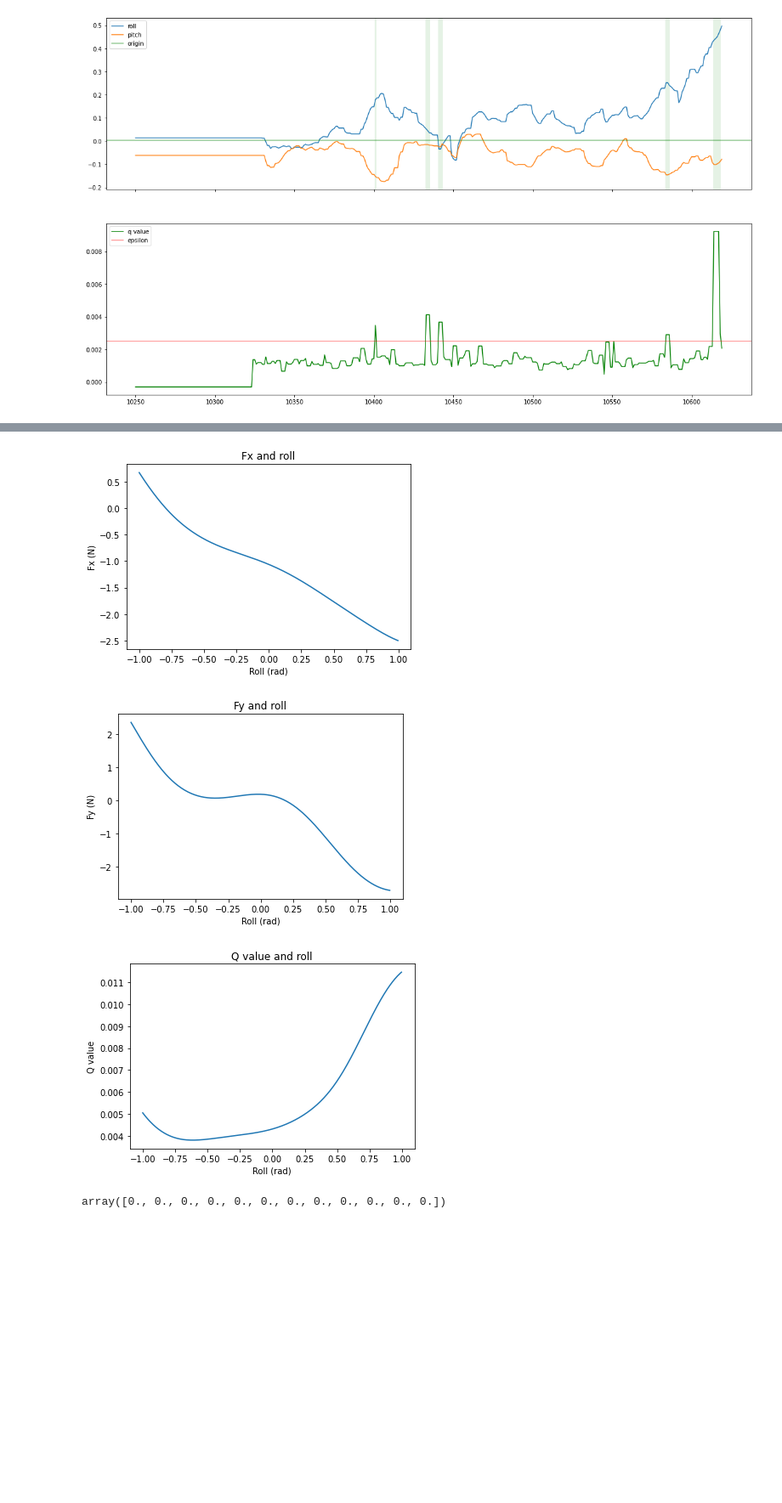
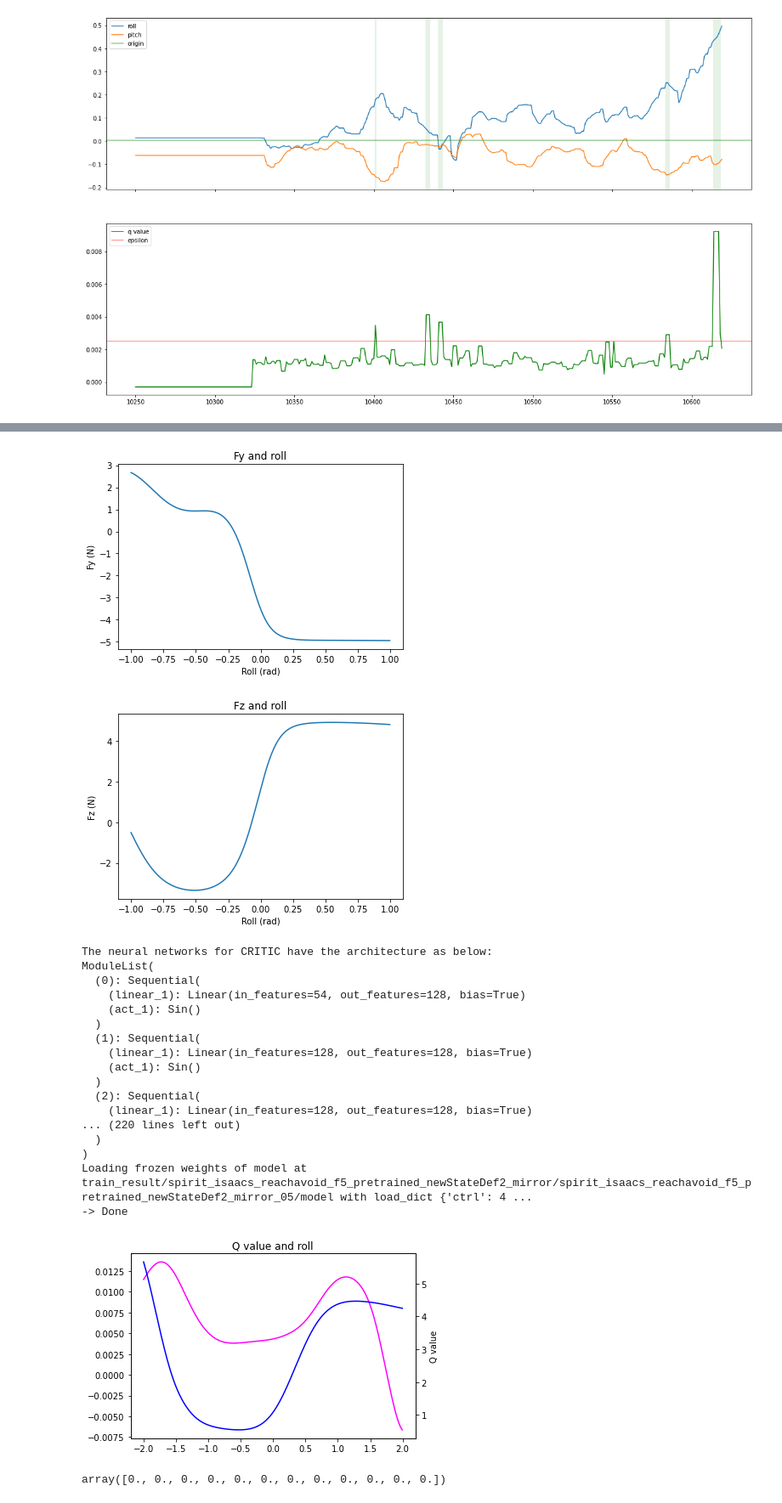
Before and after one commit to SafeRoboticsLab/GhostSDK, a Jupyter notebook: SDK/mblink/data_analysis.ipynb, the cells around one changed output, grey strips where cells are left out. Shown at 85% size. Saved outputs shown, nothing was run; the diff lists cells and outputs as text; code cells hidden in the pictures; blank space fills up the shorter version.

```diff
--- a/SDK/mblink/data_analysis.ipynb
+++ b/SDK/mblink/data_analysis.ipynb
@@ -543,0 +531,3 @@ Loading frozen weights of model at train_result/spirit_isaacs_avoidonly_f5_newSt
+# %%
+version = 4 # 1, 4
+safetyEnforcer = SafetyEnforcer(0.0, version=version)
@@ -562,46 +572,71 @@ plt.show()
 # %%
 plt.figure(0)
-plt.title("Fx and roll")
-f_x_array = []
+plt.title("Fy and roll")
+f_y_array = []
 for i in np.arange(-1.0, 1.0, 0.005):
-    state = get_state(roll=i)
+    state = get_state(roll=i, version=version)
     s_dstb = np.concatenate((state, action), axis=0)
     dstb = safetyEnforcer.policy.dstb(s_dstb)
-    f_x_array.append(dstb[0] * 5.0)
-plt.plot(np.arange(-1.0, 1.0, 0.005), f_x_array)
+    f_y_array.append(dstb[1] * 5.0)
+plt.plot(np.arange(-1.0, 1.0, 0.005), f_y_array)
 plt.xlabel("Roll (rad)")
-plt.ylabel("Fx (N)")
+plt.ylabel("Fy (N)")
 plt.show()
 # %% [output]
-[figure, old version]
+[figure, new version]
 # %%
 plt.figure(0)
-plt.title("Fy and roll")
-f_y_array = []
+plt.title("Fz and roll")
+f_z_array = []
 for i in np.arange(-1.0, 1.0, 0.005):
-    state = get_state(roll=i)
+    state = get_state(roll=i, version=version)
     s_dstb = np.concatenate((state, action), axis=0)
     dstb = safetyEnforcer.policy.dstb(s_dstb)
-    f_y_array.append(dstb[1] * 5.0)
-plt.plot(np.arange(-1.0, 1.0, 0.005), f_y_array)
+    f_z_array.append(dstb[2] * 5.0)
+plt.plot(np.arange(-1.0, 1.0, 0.005), f_z_array)
 plt.xlabel("Roll (rad)")
-plt.ylabel("Fy (N)")
+plt.ylabel("Fz (N)")
 plt.show()
 # %% [output]
-[figure, old version]
+[figure, new version]
 # %%
+old_safetyEnforcer = SafetyEnforcer(0.0, version=1)
+new_safetyEnforcer = SafetyEnforcer(0.0, version=4)
+
 plt.figure(0)
 plt.title("Q value and roll")
-q_array = []
-for i in np.arange(-1.0, 1.0, 0.005):
-    safetyEnforcer.get_action(get_state(roll=i), action)
-    q_array.append(safetyEnforcer.prev_q)
-plt.plot(np.arange(-1.0, 1.0, 0.005), q_array)
+q_array_old = []
+q_array_new = []
+for i in np.arange(-2.0, 2.0, 0.005):
+    old_safetyEnforcer.get_action(get_state(roll=i), action)
+    q_array_old.append(old_safetyEnforcer.prev_q)
+    new_safetyEnforcer.get_action(get_state(roll=i), action)
+    q_array_new.append(new_safetyEnforcer.prev_q)
+plt.plot(np.arange(-2.0, 2.0, 0.005), q_array_old, color="magenta")
+ax = plt.gca().twinx()
+ax.plot(np.arange(-2.0, 2.0, 0.005), q_array_new, color="blue")
 plt.xlabel("Roll (rad)")
 plt.ylabel("Q value")
 plt.show()
 # %% [output]
+The neural networks for CRITIC have the architecture as below:
+ModuleList(
+  (0): Sequential(
+    (linear_1): Linear(in_features=54, out_features=128, bias=True)
+    (act_1): Sin()
+  )
+  (1): Sequential(
+    (linear_1): Linear(in_features=128, out_features=128, bias=True)
+    (act_1): Sin()
+  )
+  (2): Sequential(
+    (linear_1): Linear(in_features=128, out_features=128, bias=True)
+... (220 lines left out)
+  )
+)
+Loading frozen weights of model at train_result/spirit_isaacs_reachavoid_f5_pretrained_newStateDef2_mirror/spirit_isaacs_reachavoid_f5_pretrained_newStateDef2_mirror_05/model with load_dict {'ctrl': 4 ...
+-> Done
-[figure, old version]
+[figure, new version]
 # %%
 action
 # %% [output]
```
Also changed, not shown: parts of 19 cells of this notebook, 6 other files.
